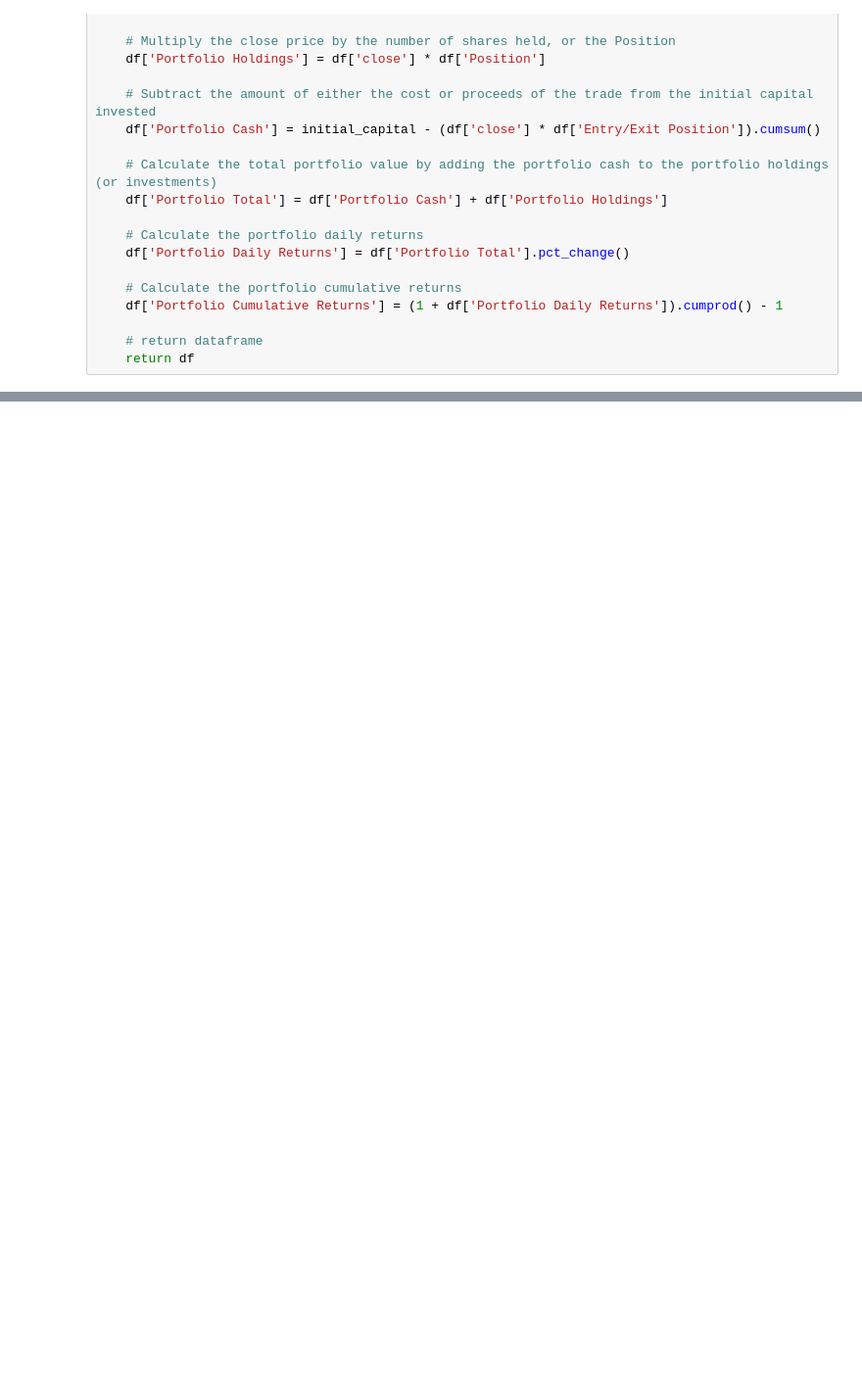
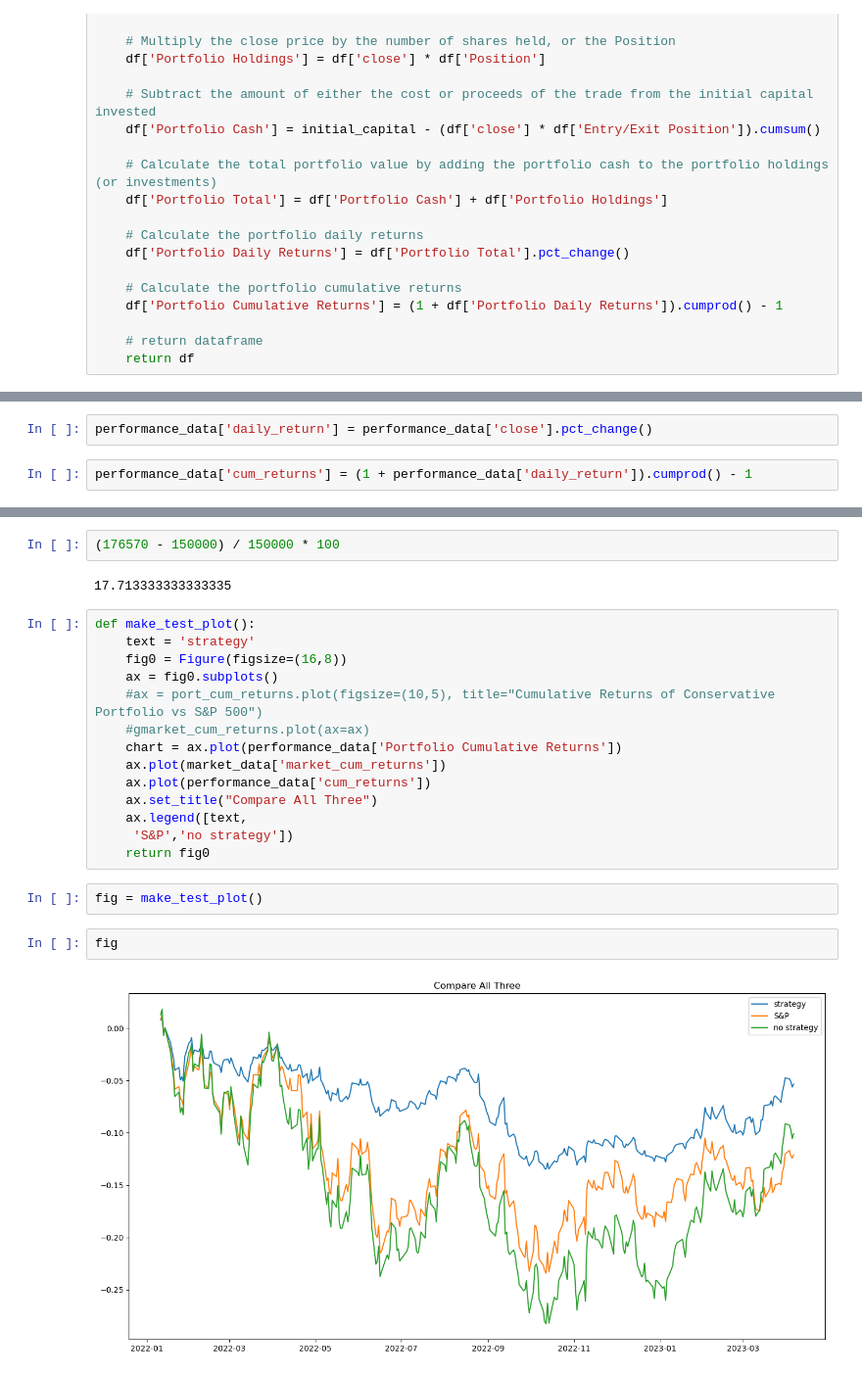
Before and after one commit to tlchampion/mwp_algorithmic_trading, a Jupyter notebook: backtest.ipynb, the cells around one changed output, grey strips where cells are left out. Shown at 98% size. Saved outputs shown, nothing was run; the diff lists cells and outputs as text; blank space fills up the shorter version.

Commit message:
added portfolio returns without strategy method to comparison chart

```diff
--- a/backtest.ipynb
+++ b/backtest.ipynb
@@ -60,0 +63,4 @@ def create_portfolio_performance_data(df, signal, initial_capital, share_size):
+# %%
+performance_data['daily_return'] = performance_data['close'].pct_change()
+# %%
+performance_data['cum_returns'] = (1 + performance_data['daily_return']).cumprod() - 1
@@ -60,0 +77,24 @@ def create_portfolio_performance_data(df, signal, initial_capital, share_size):
+# %%
+(176570 - 150000) / 150000 * 100
+# %% [output]
+17.713333333333335
+# %%
+def make_test_plot():
+    text = 'strategy'
+    fig0 = Figure(figsize=(16,8))
+    ax = fig0.subplots()
+    #ax = port_cum_returns.plot(figsize=(10,5), title="Cumulative Returns of Conservative Portfolio vs S&P 500")
+    #gmarket_cum_returns.plot(ax=ax)
+    chart = ax.plot(performance_data['Portfolio Cumulative Returns'])
+    ax.plot(market_data['market_cum_returns'])
+    ax.plot(performance_data['cum_returns'])
+    ax.set_title("Compare All Three")
+    ax.legend([text,
+     'S&P','no strategy'])
+    return fig0
+# %%
+fig = make_test_plot()
+# %%
+fig
+# %% [output]
+[figure, added]
```
Also changed, not shown: parts of 6 cells of this notebook, 23 other files.
